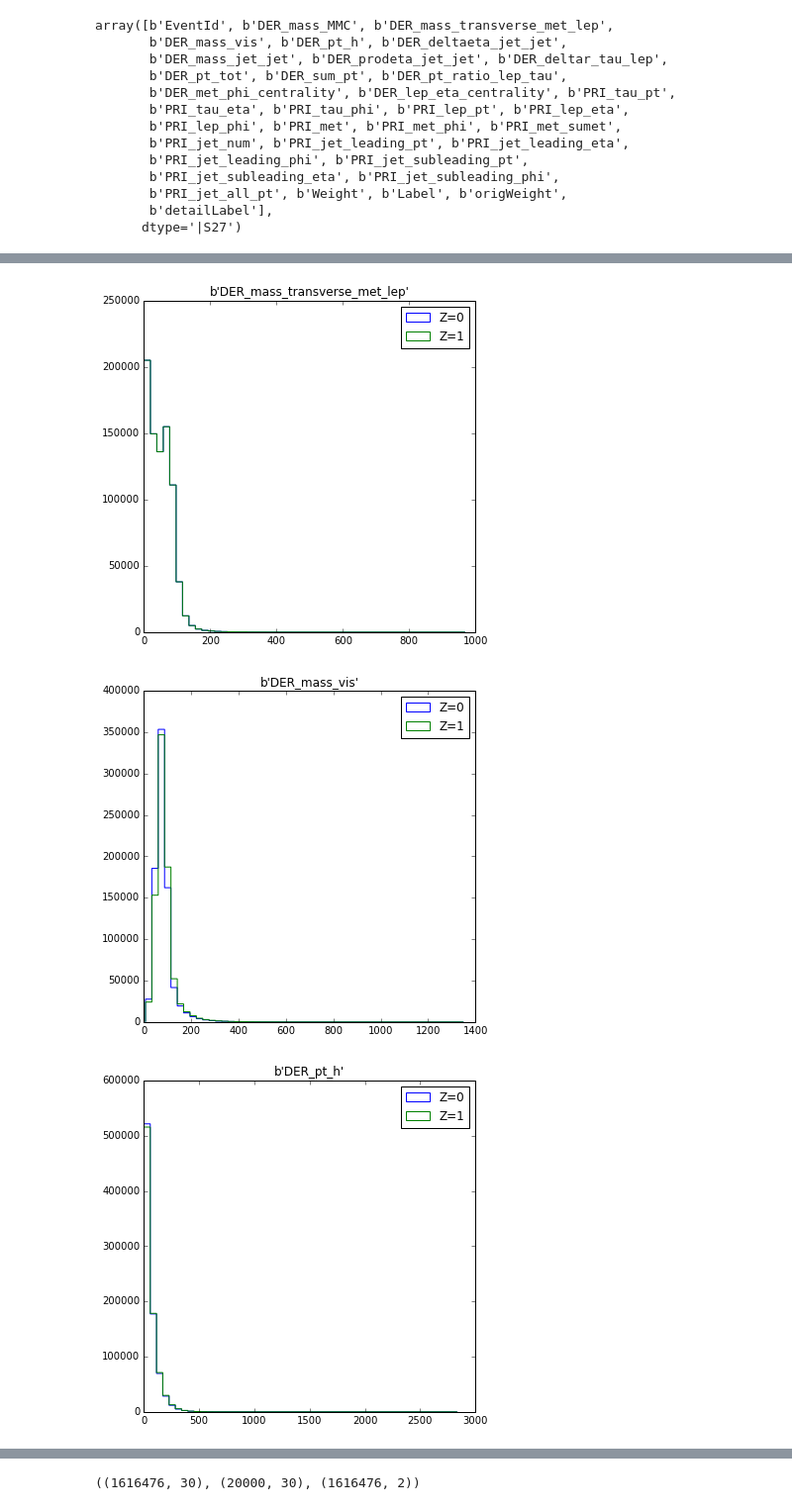
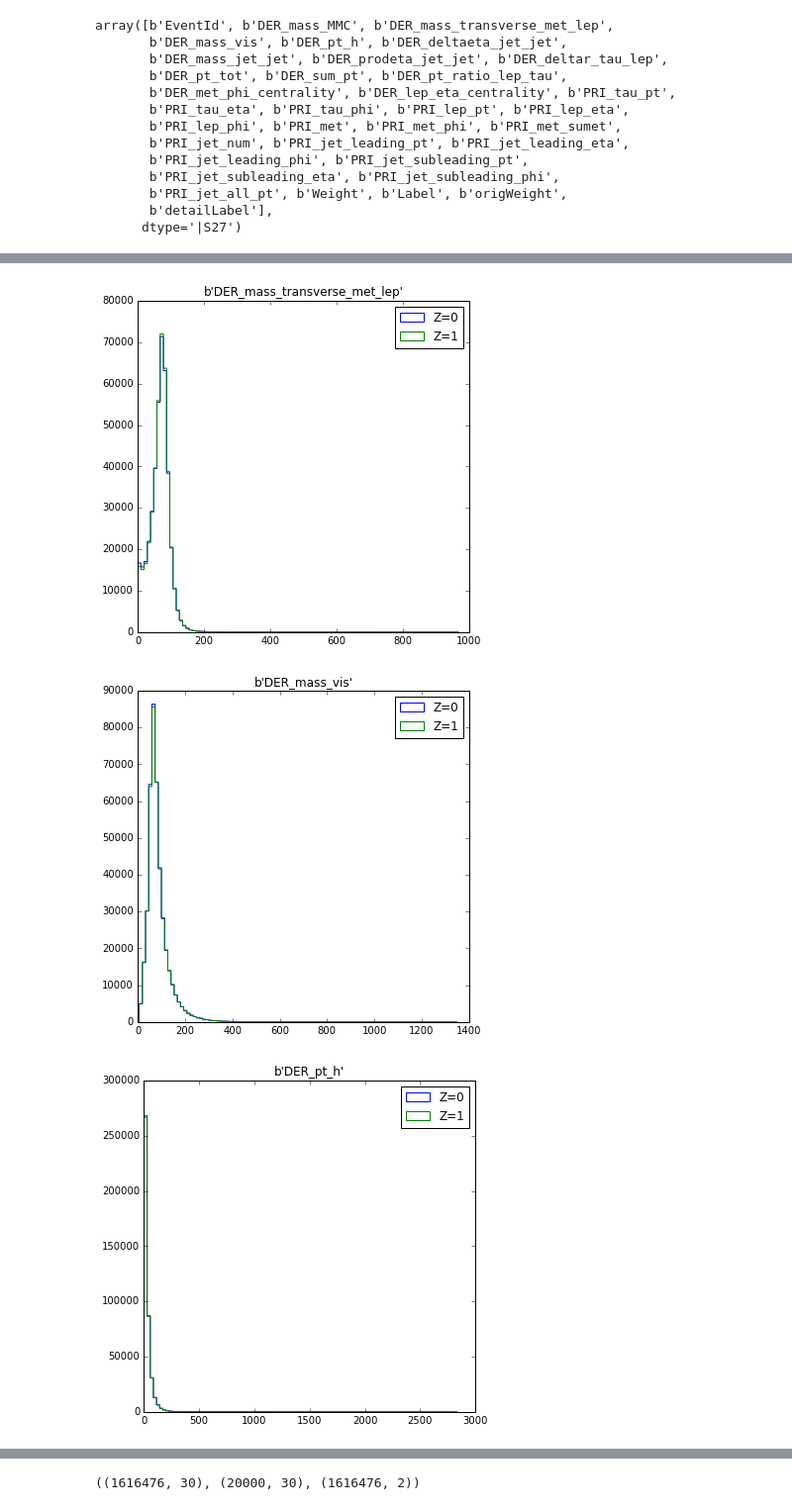
Before and after one commit to glouppe/paper-learning-to-pivot, a Jupyter notebook: code/Higgs.ipynb, the cells around one changed output, grey strips where cells are left out. Shown at 99% size. Drawn from its saved outputs; the diff is of its cells as text; code cells hidden in the pictures.

Commit message:
save higgs

```diff
--- a/code/Higgs.ipynb
+++ b/code/Higgs.ipynb
@@ -7,10 +7,10 @@ import numpy as np
 np.random.seed = 42
 # %%
 import h5py
-f = h5py.File("higgs/higgsML_nominal.h5", "r")
-data_nom = f["nominal"].value
-f = h5py.File("higgs/higgsML_systematic_TES10.h5", "r")
-# f = h5py.File("higgs/higgsML_systematic_WNorm10.h5", "r")
+# f = h5py.File("higgs/higgsML_nominal.h5", "r")
+# data_nom = f["nominal"].value
+# f = h5py.File("higgs/higgsML_systematic_TES10.h5", "r")
+f = h5py.File("higgs/higgsML_systematic_WNorm10.h5", "r")
 data_sys = f["systematic"].value
 labels = f["labels"].value
 # %%
@@ -30,9 +30,13 @@ array([b'EventId', b'DER_mass_MMC', b'DER_mass_transverse_met_lep',
        b'detailLabel'],
       dtype='|S27')
 # %%
-X_nom = data_nom[:, 1:-4]
-y_nom = data_nom[:, -3]
-w_nom = data_nom[:, -4]
+# X_nom = data_nom[:, 1:-4]
+# y_nom = data_nom[:, -3]
+# w_nom = data_nom[:, -4]
+
+X_nom = data_sys[:, 1:-4]
+y_nom = data_sys[:, -3]
+w_nom = data_sys[:, -2]
 
 X_sys = data_sys[:, 1:-4]
 y_sys = data_sys[:, -3]
@@ -39,0 +49,4 @@ w_sys = data_sys[:, -4]
+# %%
+_, r, _ = plt.hist(w_nom, bins=100, histtype="step",label="Z=0")
+plt.hist(w_sys, bins=r, histtype="step", label="Z=1")
+plt.show()
@@ -40,7 +55,7 @@ w_sys = data_sys[:, -4]
 # %%
 for i in range(X_nom.shape[1]):
-    _, r, _ = plt.hist(X_nom[:, i], histtype="step", bins=50, label="Z=0")
-    plt.hist(X_sys[:, i], bins=r, histtype="step", label="Z=1")
+    _, r, _ = plt.hist(X_nom[:, i], bins=100, weights=w_nom, histtype="step",label="Z=0")
+    plt.hist(X_sys[:, i], bins=r, weights=w_sys, histtype="step", label="Z=1")
     plt.legend()
     plt.title(labels[1+i])
     #plt.savefig("hist-%s.png" % labels[1+i])
@@ -50,3 +65,3 @@ for i in range(X_nom.shape[1]):
-[figure, old version]
+[figure, new version]
-[figure, old version]
+[figure, new version]
-[figure, old version]
+[figure, new version]
```
Also changed, not shown: parts of 3 cells of this notebook.
